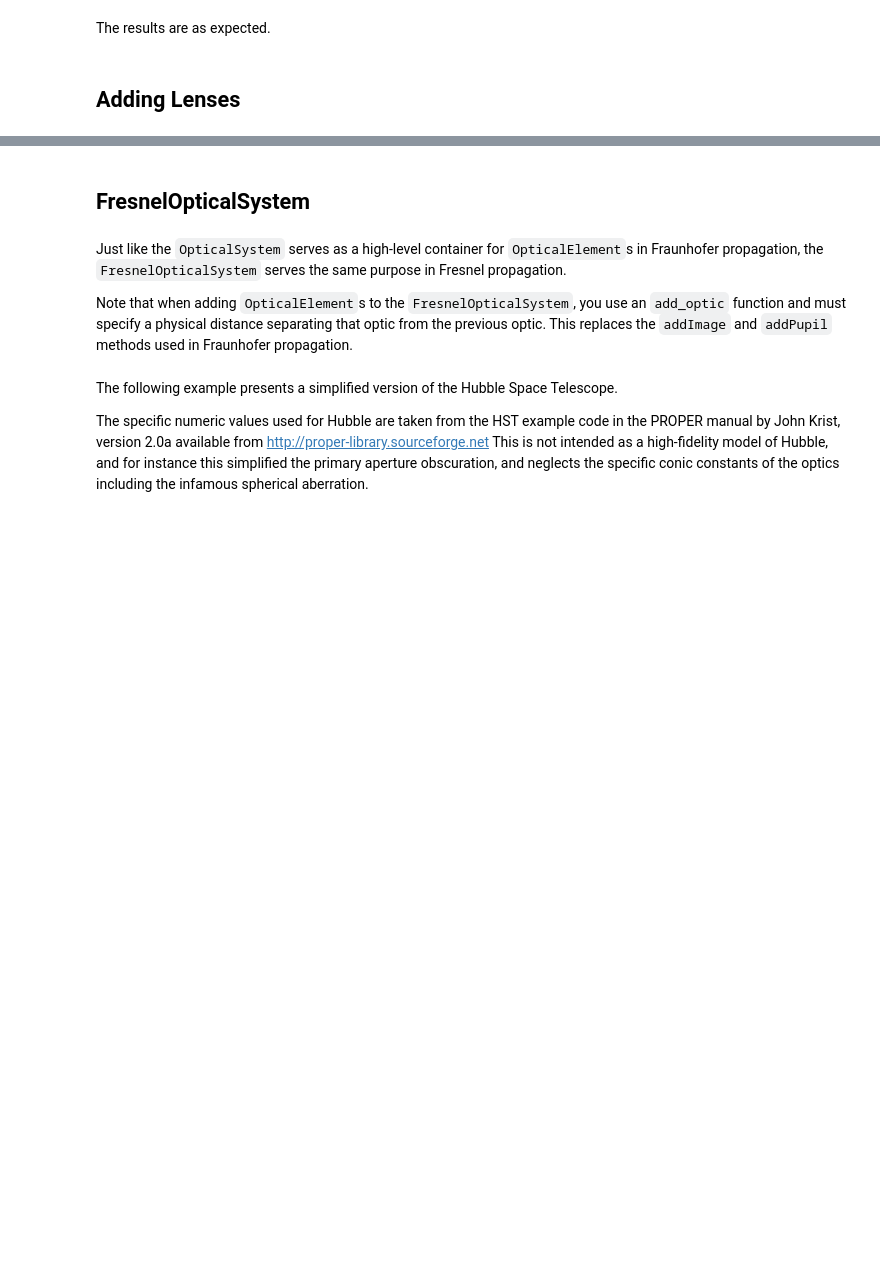
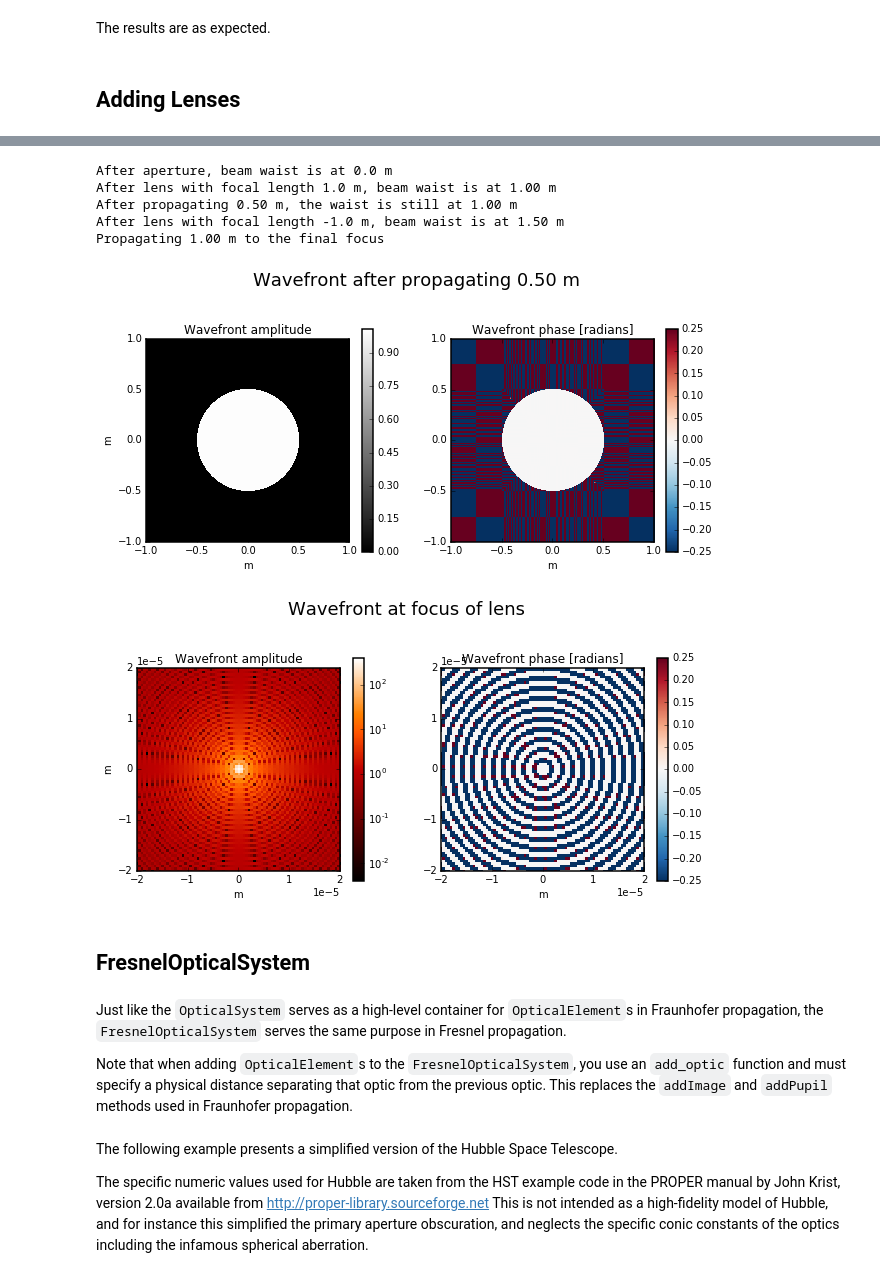
Before and after one commit to spacetelescope/poppy, a Jupyter notebook: notebooks/Fresnel_Propagation_Demo.ipynb, the cells around one changed output, grey strips where cells are left out. Cells and saved outputs as stored; diff of their text form; code cells hidden in the pictures; blank space fills up the shorter version.

```diff
--- a/notebooks/Fresnel_Propagation_Demo.ipynb
+++ b/notebooks/Fresnel_Propagation_Demo.ipynb
@@ -107,3 +123,40 @@ Why is the class called a `GaussianLens` anyway? What's Gaussian about it?
+# %%
+ap = poppy.CircularAperture(radius=1)
+wf = poppy.FresnelWavefront(beam_radius=1*u.m, wavelength=1e-6)
+wf *= ap
+print("After aperture, beam waist is at {}".format(wf.z_w0) )
+
+conv_lens = poppy.QuadraticLens(1.0*u.m)
+wf *= conv_lens
+print("After lens with focal length {}, beam waist is at {:.2f}".format(conv_lens.fl, wf.z_w0) )
+
+wf.propagate_fresnel(0.5*u.m)
+print("After propagating 0.50 m, the waist is still at {:.2f}".format(wf.z_w0))
+
+plt.figure(figsize=(10,5))
+wf.display('both', colorbar=True)
+plt.suptitle("Wavefront after propagating 0.50 m", fontsize=18)
+
+div_lens = poppy.QuadraticLens(-1*u.m)
+wf *= div_lens
+print("After lens with focal length {}, beam waist is at {:.2f}".format(div_lens.fl, wf.z_w0) )
+
+print("Propagating {:.2f} to the final focus".format(wf.z_w0 - 0.5*u.m))
+wf.propagate_fresnel(wf.z_w0 - 0.5*u.m)
+
+
+plt.figure(figsize=(10,5))
+wf.display('both', colorbar=True, imagecrop=4e-5, scale='log',
+           vmax=wf.amplitude.max(), vmin=wf.amplitude.max()*1e-5)
+plt.suptitle("Wavefront at focus of lens", fontsize=18);
+# %% [output]
+After aperture, beam waist is at 0.0 m
+After lens with focal length 1.0 m, beam waist is at 1.00 m
+After propagating 0.50 m, the waist is still at 1.00 m
+After lens with focal length -1.0 m, beam waist is at 1.50 m
+Propagating 1.00 m to the final focus
+[figure, added]
+[figure, added]
 # %% [markdown]
 ## FresnelOpticalSystem
 # %% [markdown]
```
Also changed, not shown: parts of 19 cells of this notebook.
